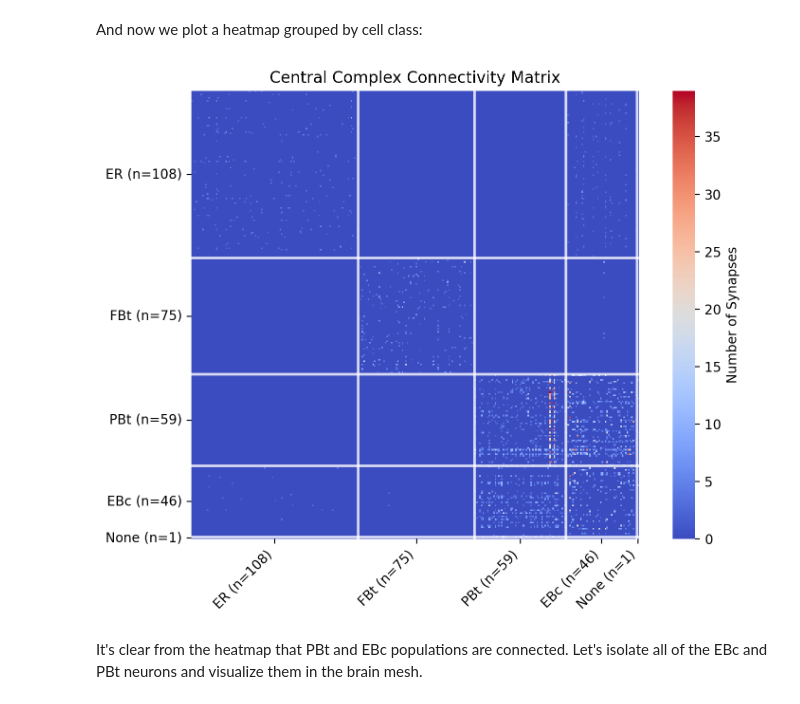
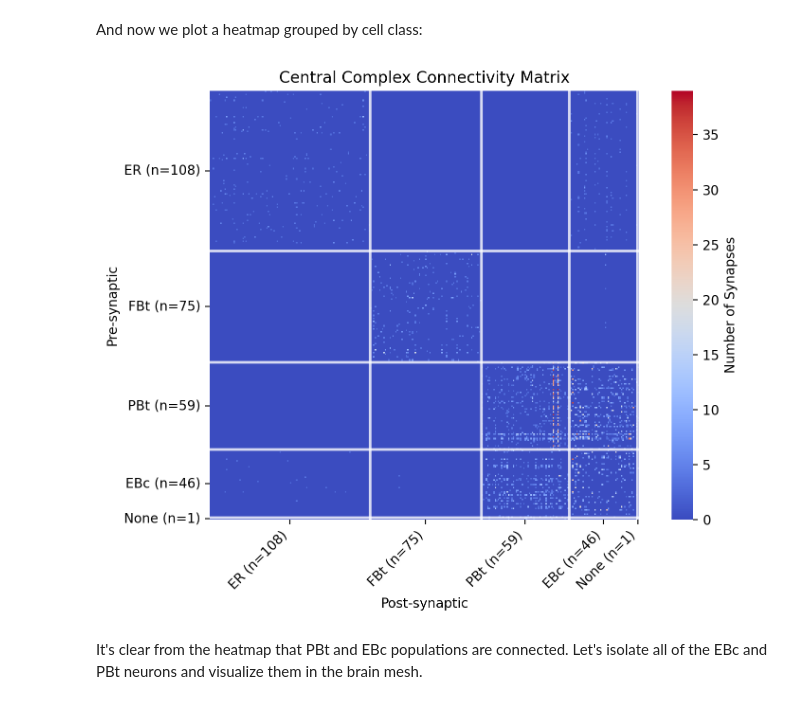
Before and after one commit to Social-Evolution-and-Behavior/crantpy, a Jupyter notebook: docs/deep_dive/connectivity.ipynb, the cells around one changed output. Drawn from its saved outputs; the diff is of its cells as text; code cells hidden in the pictures.

Commit message:
label heatmap

```diff
--- a/docs/deep_dive/connectivity.ipynb
+++ b/docs/deep_dive/connectivity.ipynb
@@ -243,34 +243,38 @@ class_boundaries = []
 current_pos = 0
 for cls in sorted_classes:
     current_pos += len(class_groups[cls])
     class_boundaries.append(current_pos)
 
 # Draw lines to separate classes
 for boundary in class_boundaries[:-1]:  # Don't draw the last boundary
     ax.axhline(boundary, color='white', linewidth=2, alpha=0.8)
     ax.axvline(boundary, color='white', linewidth=2, alpha=0.8)
 
 # Create class tick labels
 class_positions = []
 current_pos = 0
 for cls in sorted_classes:
     class_size = len(class_groups[cls])
     class_positions.append(current_pos + class_size/2)
     current_pos += class_size
 
 # Set tick labels to show classes instead of individual neuron IDs
 ax.set_xticks(class_positions)
 ax.set_xticklabels([f"{cls} (n={len(class_groups[cls])})" for cls in sorted_classes],
                    rotation=45, ha='right', fontsize=10)
 ax.set_yticks(class_positions)
 ax.set_yticklabels([f"{cls} (n={len(class_groups[cls])})" for cls in sorted_classes],
                    rotation=0, fontsize=10)
 
+# Rows are pre-synaptic neurons, columns are post-synaptic neurons. Add x and y labels
+ax.set_xlabel('Post-synaptic')
+ax.set_ylabel('Pre-synaptic')
+
 plt.title('Central Complex Connectivity Matrix')
 plt.tight_layout()
 plt.show()
 # %% [output]
-[figure, old version]
+[figure, new version]
 # %% [markdown]
 It's clear from the heatmap that PBt and EBc populations are connected. Let's isolate all of the EBc and PBt neurons and visualize them in the brain mesh.
 # %%
```
